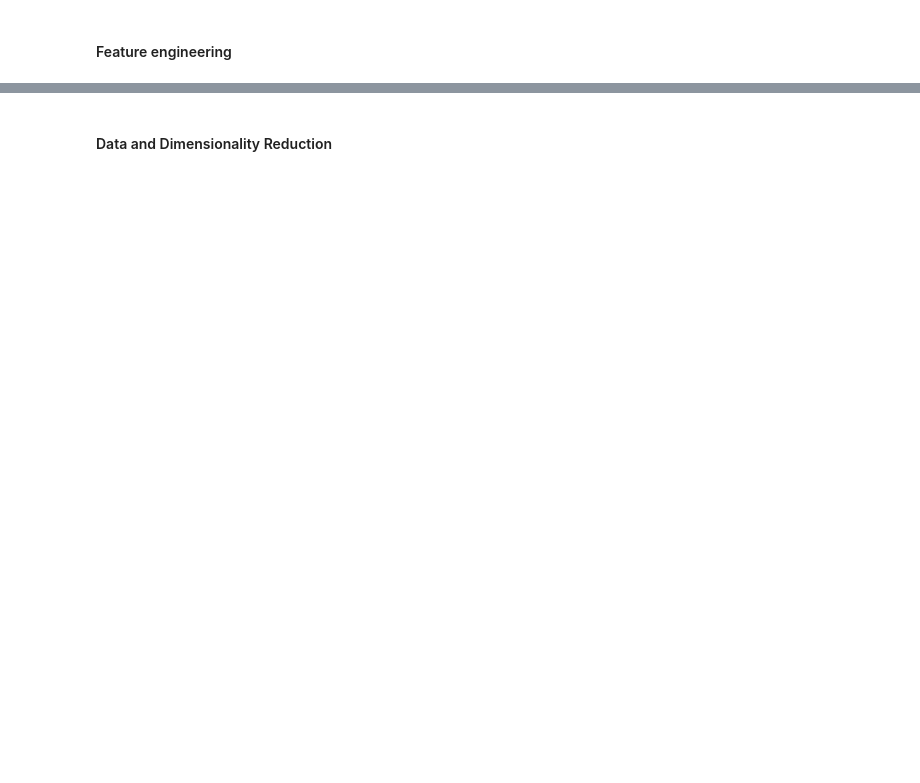
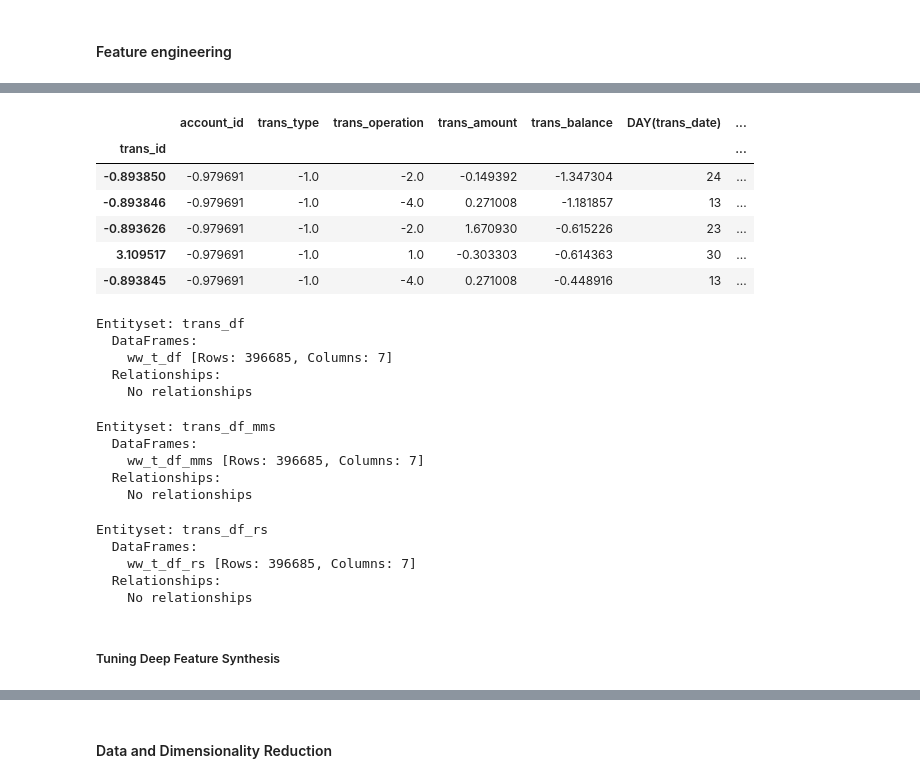
Before and after one commit to BernardoFerreira00/AC-Project, a Jupyter notebook: Notebooks/crisp_dm_sprint_3_4/data_preparation_trans_loan.ipynb, the cells around one changed output, grey strips where cells are left out. Cells and saved outputs as stored; diff of their text form; code cells hidden in the pictures; blank space fills up the shorter version.

```diff
--- a/Notebooks/crisp_dm_sprint_3_4/data_preparation_trans_loan.ipynb
+++ b/Notebooks/crisp_dm_sprint_3_4/data_preparation_trans_loan.ipynb
@@ -145,0 +344,23 @@ What we have done:
+# %%
+
+# trans_df_rs
+
+
+
+
+
+entitySet_t_df_rs = ft.EntitySet(id ="trans_df_rs")
+entitySet_t_df_rs
+entitySet_t_df_rs = entitySet_t_df_rs.add_dataframe( dataframe= trans_df_rs ,dataframe_name= "trans_df_rs" , index= "trans_id",
+                        time_index = 'trans_date')
+
+# # Here we will only use on transaction dataframe
+# #Create cutoff time to use DFS
+
+# #Check also max_depth , verbose and n_jobs
+ft_trans_df_rs_matrix , features_trans_df_rs_defs = ft.dfs( entityset = entitySet_t_df_rs, target_dataframe_name= trans_df_rs.ww.name , max_depth = 1, verbose = 1, n_jobs = 1)
+
+ft_trans_df_rs_matrix.sort_values(by=["account_id","YEAR(trans_date)","MONTH(trans_date)","DAY(trans_date)"] ,inplace=True, ascending=True)
+
+ft_trans_df_rs_matrix.head(5)
+# %% [output]
@@ -145,0 +369,31 @@ What we have done:
+|  | account_id | trans_type | trans_operation | trans_amount | trans_balance | DAY(trans_date) | ... |
+| trans_id |  |  |  |  |  |  | ... |
+| -0.893850 | -0.979691 | -1.0 | -2.0 | -0.149392 | -1.347304 | 24 | ... |
+| -0.893846 | -0.979691 | -1.0 | -4.0 | 0.271008 | -1.181857 | 13 | ... |
+| -0.893626 | -0.979691 | -1.0 | -2.0 | 1.670930 | -0.615226 | 23 | ... |
+| 3.109517 | -0.979691 | -1.0 | 1.0 | -0.303303 | -0.614363 | 30 | ... |
+| -0.893845 | -0.979691 | -1.0 | -4.0 | 0.271008 | -0.448916 | 13 | ... |
+# %%
+entitySet_t_df
+# %% [output]
+Entityset: trans_df
+  DataFrames:
+    ww_t_df [Rows: 396685, Columns: 7]
+  Relationships:
+    No relationships
+# %%
+entitySet_t_df_mms
+# %% [output]
+Entityset: trans_df_mms
+  DataFrames:
+    ww_t_df_mms [Rows: 396685, Columns: 7]
+  Relationships:
+    No relationships
+# %%
+entitySet_t_df_rs
+# %% [output]
+Entityset: trans_df_rs
+  DataFrames:
+    ww_t_df_rs [Rows: 396685, Columns: 7]
+  Relationships:
+    No relationships
@@ -145,0 +405,2 @@ What we have done:
+# %% [markdown]
+##### Tuning Deep Feature Synthesis
```
Also changed, not shown: parts of 36 cells of this notebook, 7 other files.
